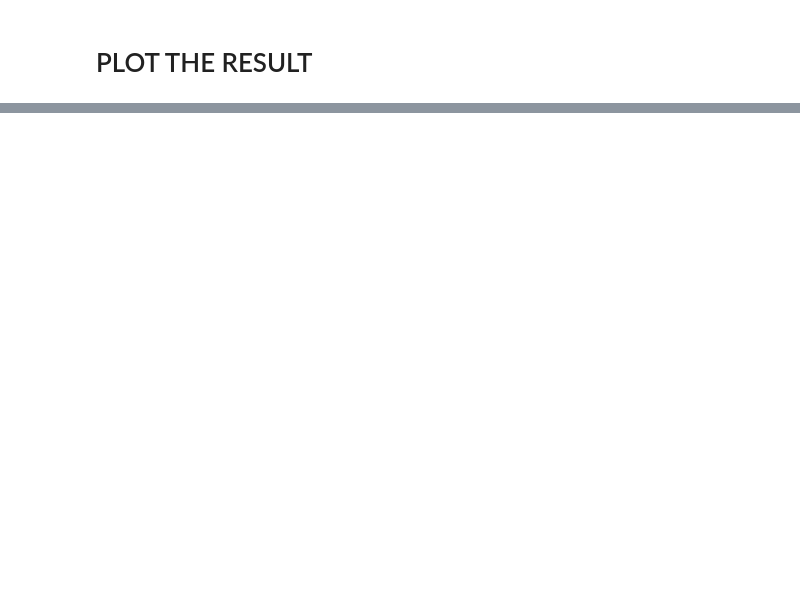
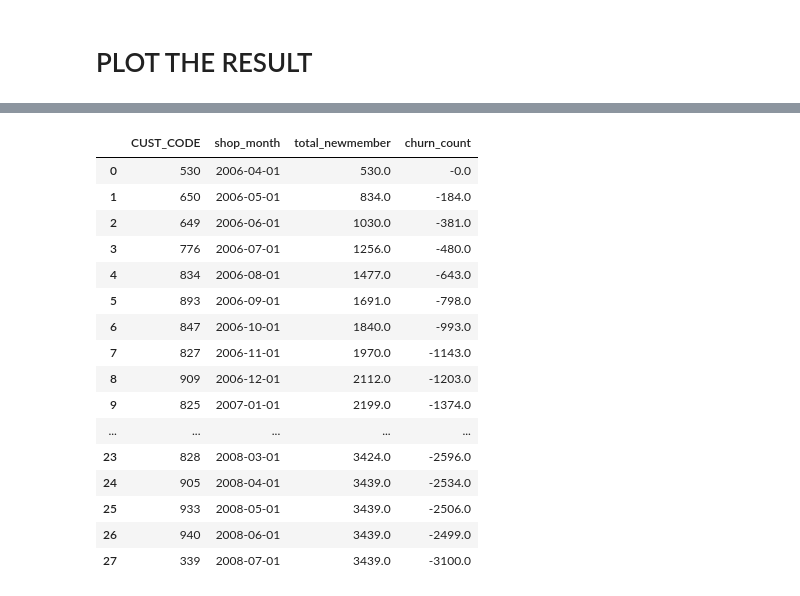
Before and after one commit to HikariJadeEmpire/AdvancedAnalytics-MADT8101, a Jupyter notebook: Week04_ChurnScoring/myChurnPrediction.ipynb, the cells around one changed output, grey strips where cells are left out. Drawn from its saved outputs; the diff is of its cells as text; code cells hidden in the pictures; blank space fills up the shorter version.

```diff
--- a/Week04_ChurnScoring/myChurnPrediction.ipynb
+++ b/Week04_ChurnScoring/myChurnPrediction.ipynb
@@ -300,0 +327,53 @@ newdf
+# %%
+secdf = pd.DataFrame(newdf['order_month'].unique()).rename(columns={0:'shop_month'})
+
+secdf_1 = pd.DataFrame(
+    newdf.groupby(by=['order_month','period_number'])['period_number'].apply(lambda x: x.unique()[0])
+)
+secdf_2 = pd.DataFrame(
+    newdf.groupby(by=['order_month','period_number'])['CUST_CODE'].apply(lambda x: x.nunique())
+).rename(columns={'CUST_CODE':'status_count'})
+
+secdf = pd.merge( secdf, secdf_1, how='left', left_on=['shop_month'], right_on=['order_month'] )
+secdf = pd.merge( secdf, secdf_2, how='left', left_on=['shop_month','period_number'], right_on=['order_month','period_number'] )
+
+###################################################################
+
+# cumsum() = next row will sum itself by all the previous row
+secdf['total_newmember'] = secdf.loc[ secdf['period_number'] == 'NEW' ,['status_count'] ].cumsum()
+
+# drop non-new member
+secdf = secdf.loc[ secdf['period_number'] == 'NEW',['shop_month','total_newmember'] ].reset_index(drop=True)
+
+# get number of active member in each months
+sub = pd.DataFrame(newdf.groupby('order_month')['CUST_CODE'].apply(lambda x: x.nunique()))
+secdf = pd.merge( sub ,secdf, how='left', left_on=['order_month'], right_on=['shop_month'] )
+
+# fill NaN
+
+secdf['total_newmember'].fillna(3439.0,inplace=True)
+
+fill = [dt.datetime.strptime(i, '%Y%m%d') for i in ['20080501','20080601','20080701']]
+for n,k in enumerate([933,940,339]):
+    secdf.loc[secdf['CUST_CODE'] == k ,['shop_month'] ] = secdf.loc[secdf['CUST_CODE'] == k ,['shop_month'] ].fillna(fill[n])
+
+secdf['churn_count'] = (secdf['total_newmember']-secdf['CUST_CODE'])*(-1)
+secdf
+# %% [output]
+|  | CUST_CODE | shop_month | total_newmember | churn_count |
+| 0 | 530 | 2006-04-01 | 530.0 | -0.0 |
+| 1 | 650 | 2006-05-01 | 834.0 | -184.0 |
+| 2 | 649 | 2006-06-01 | 1030.0 | -381.0 |
+| 3 | 776 | 2006-07-01 | 1256.0 | -480.0 |
+| 4 | 834 | 2006-08-01 | 1477.0 | -643.0 |
+| 5 | 893 | 2006-09-01 | 1691.0 | -798.0 |
+| 6 | 847 | 2006-10-01 | 1840.0 | -993.0 |
+| 7 | 827 | 2006-11-01 | 1970.0 | -1143.0 |
+| 8 | 909 | 2006-12-01 | 2112.0 | -1203.0 |
+| 9 | 825 | 2007-01-01 | 2199.0 | -1374.0 |
+| ... | ... | ... | ... | ... |
+| 23 | 828 | 2008-03-01 | 3424.0 | -2596.0 |
+| 24 | 905 | 2008-04-01 | 3439.0 | -2534.0 |
+| 25 | 933 | 2008-05-01 | 3439.0 | -2506.0 |
+| 26 | 940 | 2008-06-01 | 3439.0 | -2499.0 |
+| 27 | 339 | 2008-07-01 | 3439.0 | -3100.0 |
```
Also changed, not shown: parts of 9 cells of this notebook.
